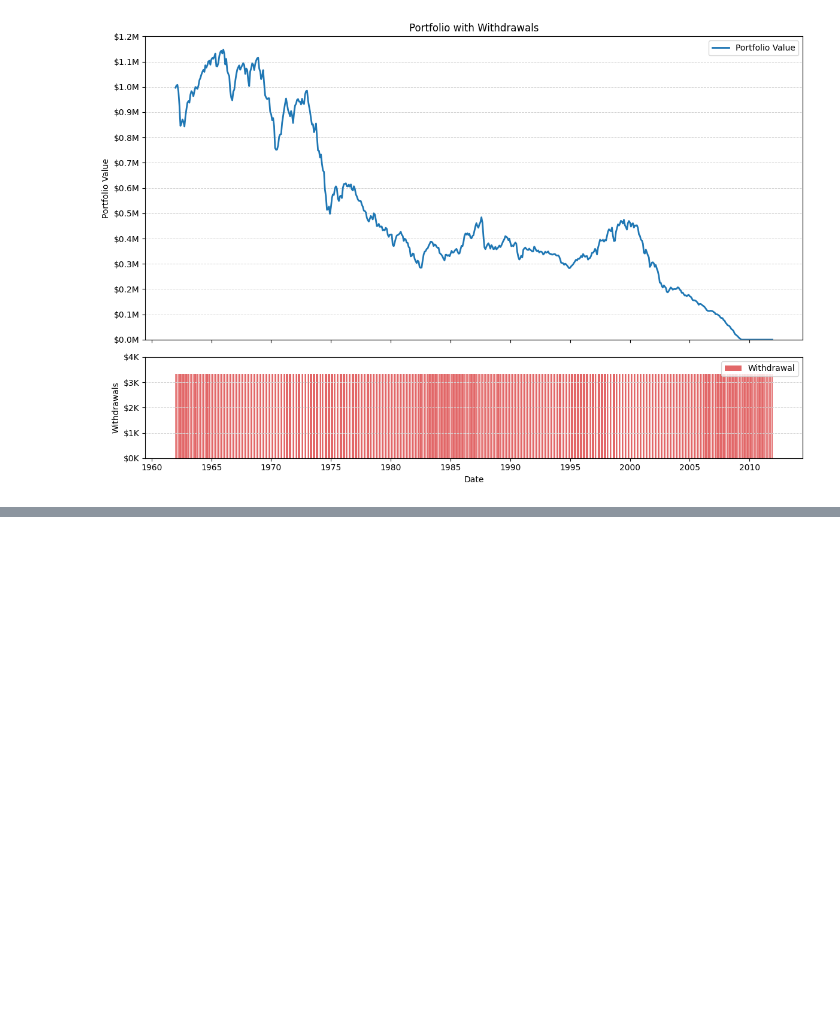
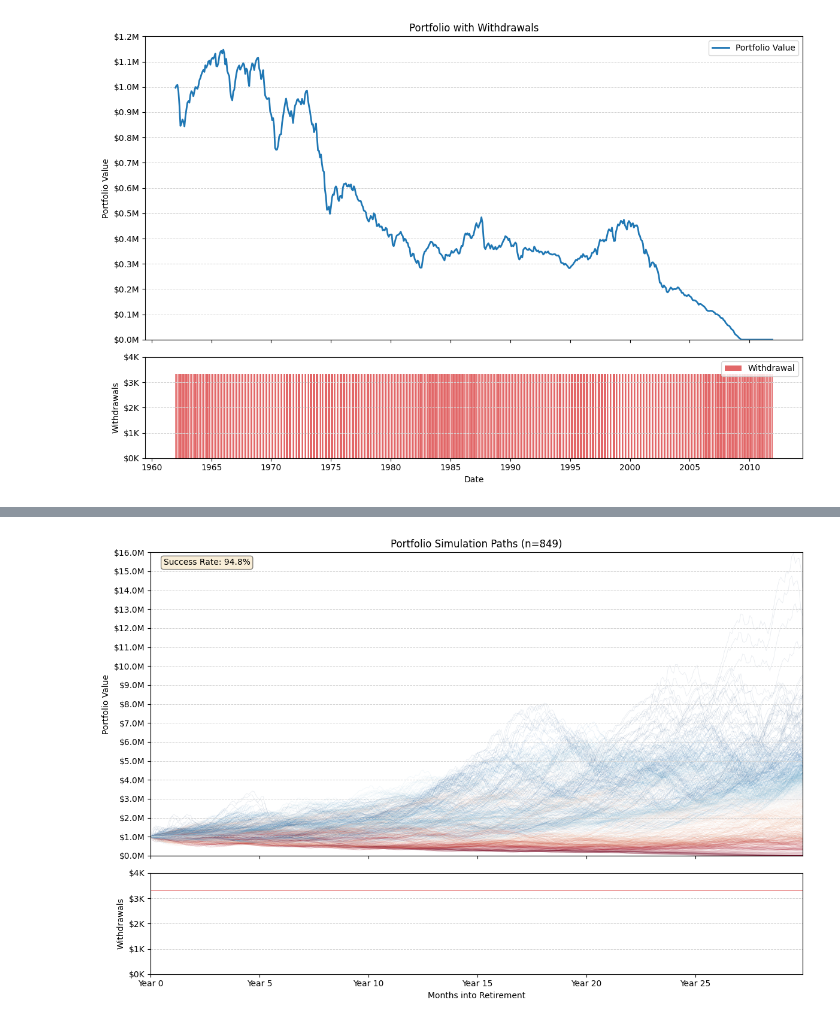
Before and after one commit to rogercost/fire-guardrails, a Jupyter notebook: Guardrails.ipynb, the cells around one changed output, grey strips where cells are left out. Cells and saved outputs as stored; diff of their text form; code cells hidden in the pictures; blank space fills up the shorter version.

Commit message:
Add multi-path plotting functionality which we'll need, and demonstrate it

```diff
--- a/Guardrails.ipynb
+++ b/Guardrails.ipynb
@@ -480,0 +401,11 @@ def get_wr_for_fixed_success_rate(df, desired_success_rate, num_months,
+# %%
+    _, four_percent_paths = run_constant_withdrawals(df,
+                                                     annual_withdrawal_rate=0.04,
+                                                     num_months=360,
+                                                     stock_pct=0.75,
+                                                     analysis_start_date='1925-01-01',
+                                                     initial_value=1_000_000,
+                                                     verbose=True,
+                                                     return_full_paths=True)
+
+    four_percent_paths.head()
@@ -480,0 +561,4 @@ def get_wr_for_fixed_success_rate(df, desired_success_rate, num_months,
+# %%
+plot_portfolio_paths(four_percent_paths)
+# %% [output]
+[figure, added]
```
Also changed, not shown: parts of 12 cells of this notebook.
